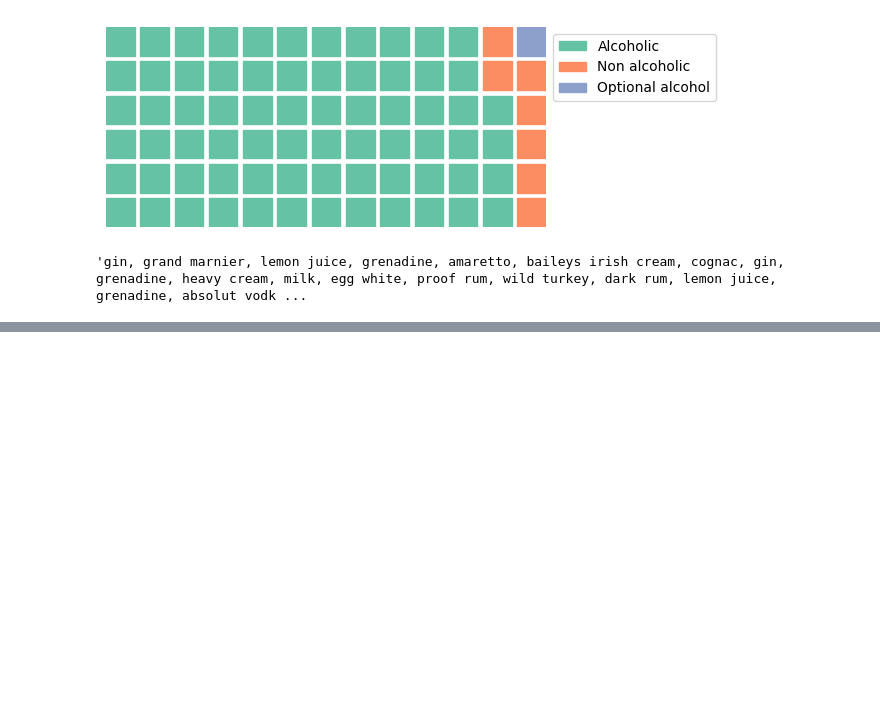
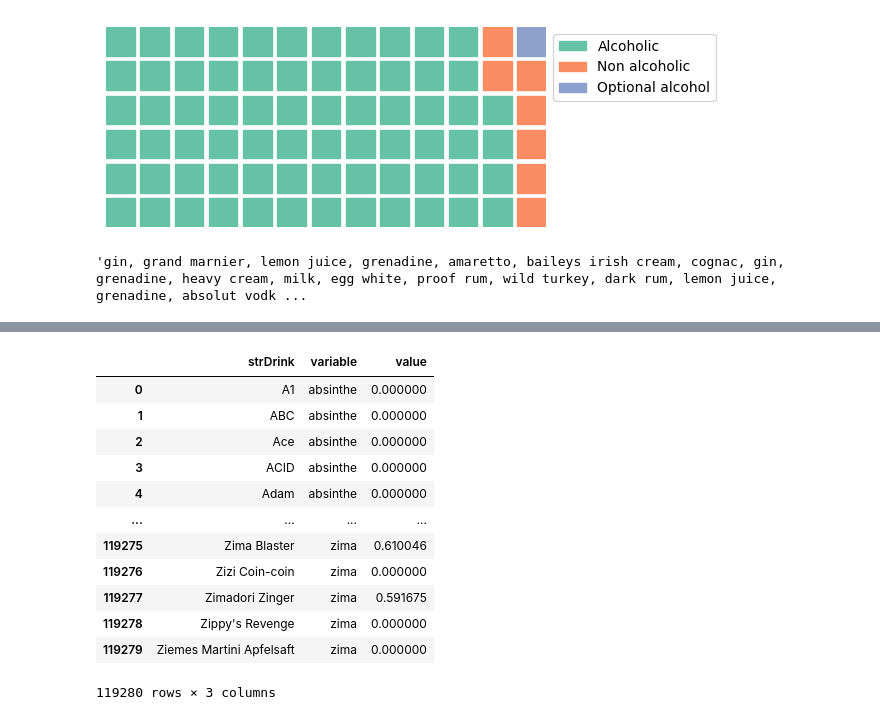
Before and after one commit to redsun498/Data-Genie, a Jupyter notebook: notebooks/EDA - Cocktails.ipynb, the cells around one changed output, grey strips where cells are left out. Saved outputs shown, nothing was run; the diff lists cells and outputs as text; code cells hidden in the pictures; blank space fills up the shorter version.

```diff
--- a/notebooks/EDA - Cocktails.ipynb
+++ b/notebooks/EDA - Cocktails.ipynb
@@ -1969,6 +1793,4 @@ AttributeError: 'Axes' object has no attribute 'show'
 # %%
 #vectorizer.get_feature_names_out
 ingredients_df = pd.DataFrame(ingredient_vectors.toarray(),columns=vectorizer.get_feature_names_out(),index = all_drinks_df['strDrink']).reset_index()
-#pd.melt(ingredients_df,id_vars='strDrink',value_vars=)
-# value_vars= names of all the columns except the id
-#remove everything that has a 0 with filter
+ingredients_values_df = pd.melt(ingredients_df,id_vars='strDrink',value_vars=ingredients_df.columns[1:])
@@ -2009,0 +1813,16 @@ class TfidfVectorizer(CountVectorizer)
+# %%
+ingredients_values_df
+# %% [output]
+|  | strDrink | variable | value |
+| 0 | A1 | absinthe | 0.000000 |
+| 1 | ABC | absinthe | 0.000000 |
+| 2 | Ace | absinthe | 0.000000 |
+| 3 | ACID | absinthe | 0.000000 |
+| 4 | Adam | absinthe | 0.000000 |
+| ... | ... | ... | ... |
+| 119275 | Zima Blaster | zima | 0.610046 |
+| 119276 | Zizi Coin-coin | zima | 0.000000 |
+| 119277 | Zimadori Zinger | zima | 0.591675 |
+| 119278 | Zippy's Revenge | zima | 0.000000 |
+| 119279 | Ziemes Martini Apfelsaft | zima | 0.000000 |
+119280 rows × 3 columns
```
Also changed, not shown: parts of 94 cells of this notebook, 1 other file.
